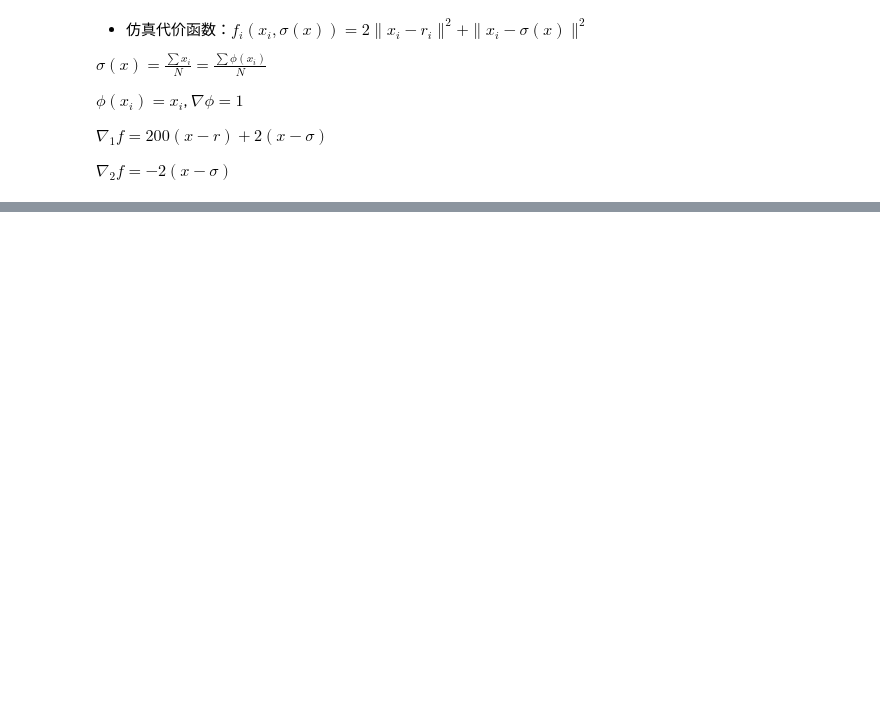
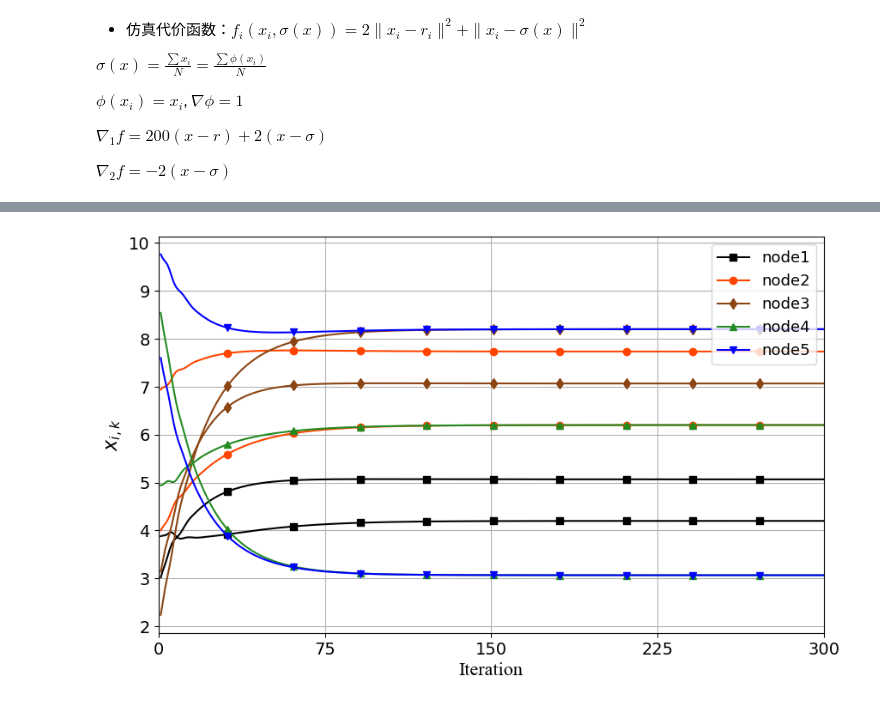
Before and after one commit to potatoQi/Distributed-Innovative-Algorithms-on-Columnar-Stochastic-Matrices, a Jupyter notebook: sim_PlacementProblem.ipynb, the cells around one changed output, grey strips where cells are left out. Saved outputs shown, nothing was run; the diff lists cells and outputs as text; code cells hidden in the pictures; blank space fills up the shorter version.

```diff
--- a/sim_PlacementProblem.ipynb
+++ b/sim_PlacementProblem.ipynb
@@ -230,9 +262,0 @@ plt.savefig('fig4.eps')
-# %%
-print('x/y坐标的走势图')
-plt.xlabel('Iteration k')
-plt.ylabel('$x_i^k$')
-for i in range(n):
-    plt.plot(range(1, Iter_Num+1), ans_x[i], linestyle='-', linewidth=1)
-    plt.plot(range(1, Iter_Num+1), ans_y[i], linestyle='-', linewidth=1)
-plt.rcParams['figure.figsize']=(8.58 / 2.54, 4.58 / 2.54)
-plt.savefig('fig5.eps')
@@ -242,11 +262,0 @@ x/y坐标的走势图
-# %%
-print(s_x[0][Iter_Num-1])
-print(s_y[0][Iter_Num-1])
-print('x/y坐标z的走势图')
-plt.xlabel('Iteration k')
-plt.ylabel('$z_i^k$')
-for i in range(n):
-    plt.plot(range(1, Iter_Num + 1), s_x[i], linestyle='dashed', linewidth=0.05)
-    plt.plot(range(1, Iter_Num + 1), s_y[i], linestyle='dashed', linewidth=0.05)
-plt.rcParams['figure.figsize']=(8.58 / 2.54, 8.58 / 2.54)
-plt.savefig('fig6.eps')
@@ -257,0 +263,62 @@ x/y坐标z的走势图
+# %%
+import matplotlib.pyplot as plt
+import numpy as np
+
+# 假设你已经有了 ans_x 和 ans_y 的数据
+
+# 设置画布尺寸
+plt.rcParams['figure.figsize'] = (10, 6)
+
+# 设置x/y坐标的走势图标题
+plt.ylabel('$x_i^k$', fontsize=16, fontname='Times New Roman')
+
+# 定义标记符号和颜色
+markers = ['s', 'o', 'd', '^', 'v', '<', '>']
+colors = ['black', 'orangered', 'saddlebrown', 'forestgreen', 'blue', 'brown', 'olive']
+
+# 截取合适长度的标记符号和颜色列表
+markers = markers[0:n]
+colors = colors[0:n]
+
+# 设置索引
+index = 0
+
+# 绘制每条曲线，跳过第一个标记点
+for i in range(n):
+    # 生成标记点位置列表，跳过第一个位置
+    interval = int(Iter_Num / 10)
+    markevery = list(range(interval, Iter_Num, interval))
+
+    plt.plot(range(1, Iter_Num + 1), ans_x[i], linestyle='-', linewidth=1.5, markersize=6,
+             markevery=markevery, marker=markers[index], color=colors[index], label=f'node{i+1}')
+    plt.plot(range(1, Iter_Num + 1), ans_y[i], linestyle='-', linewidth=1.5, markersize=6,
+             markevery=markevery, marker=markers[index], color=colors[index])
+    index += 1
+
+# 添加图例并设置位置
+plt.legend(loc="upper right", fontsize=13)
+
+# 启用网格
+plt.grid(True)
+
+# 设置x轴和y轴标签及字体
+plt.xlabel('Iteration', fontsize=16, fontname='Times New Roman')
+plt.ylabel(r'$x_{i,k}$', fontsize=16, fontname='Times New Roman')
+
+# 设置x轴刻度范围和间隔
+x_ticks = np.linspace(0, Iter_Num, 5)
+plt.xticks(x_ticks, fontsize=14)
+
+# 设置y轴刻度字体大小
+plt.yticks(fontsize=14)
+
+# 设置x轴显示范围
+plt.xlim(0, Iter_Num)
+
+# 保存图像为PDF文件
+plt.savefig('fig5.pdf', bbox_inches='tight')
+
+# 显示绘制的图像
+plt.show()
+# %% [output]
+[figure, added]
```
Also changed, not shown: parts of 5 cells of this notebook, 22 other files.
